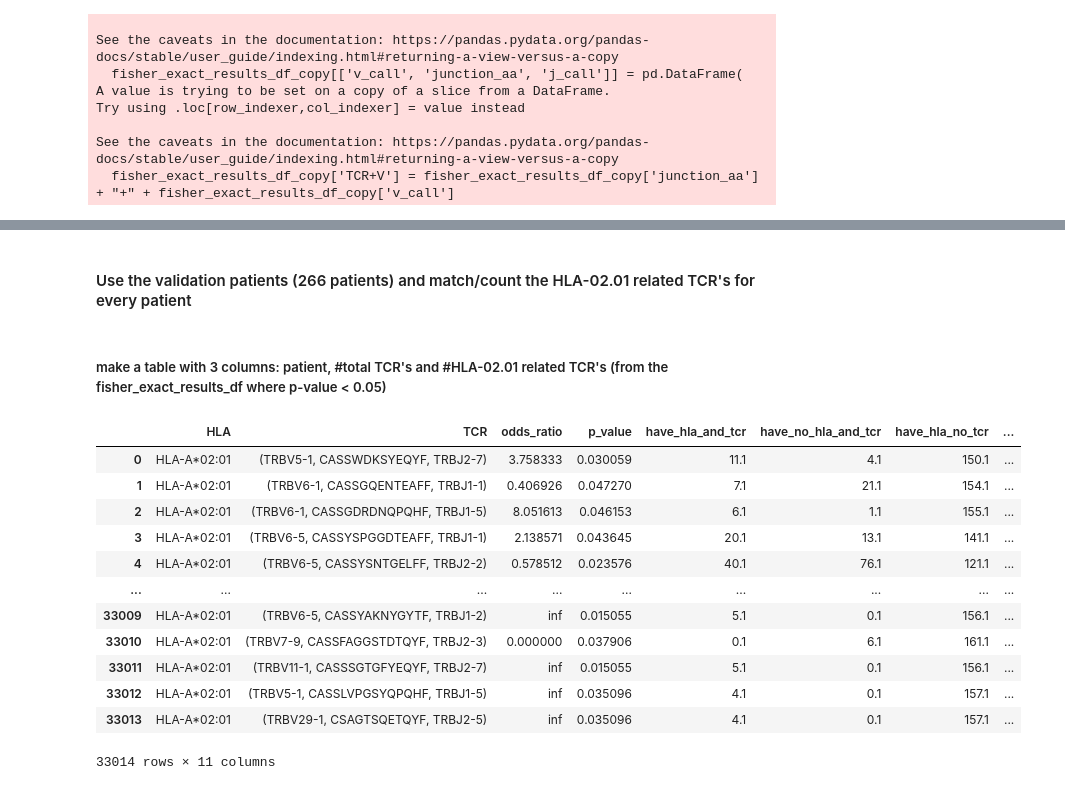
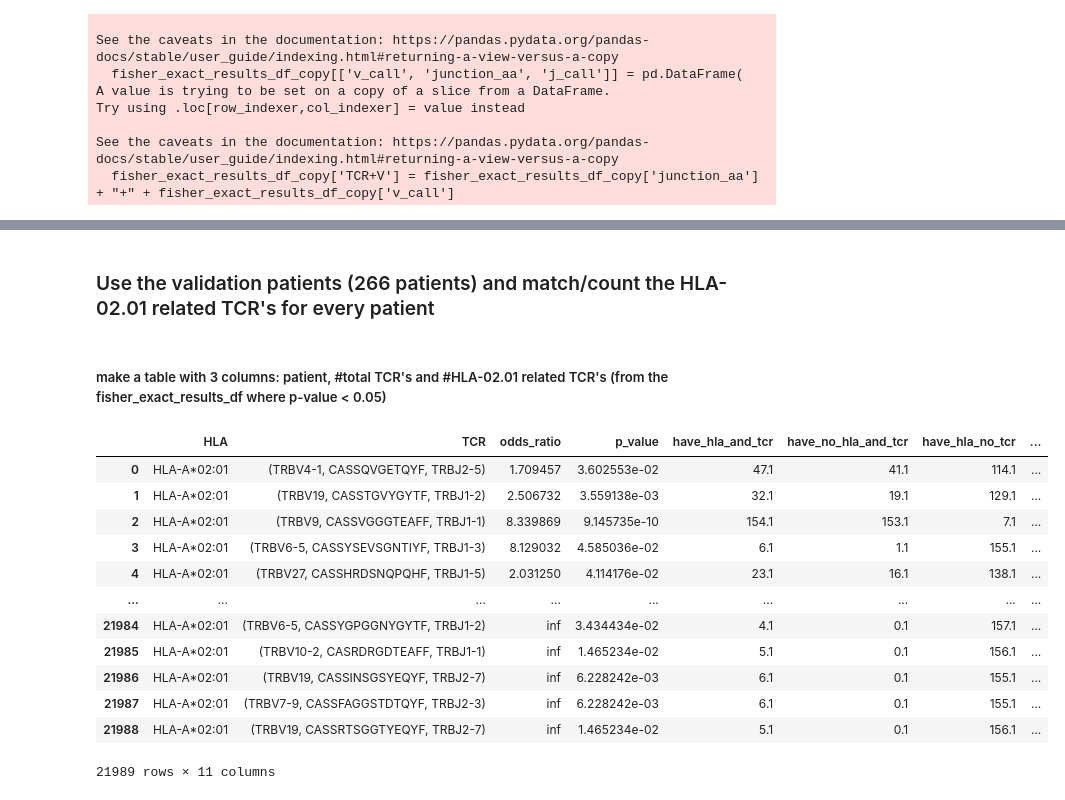
Before and after one commit to saartjeherman/Emerson, a Jupyter notebook: emerson.ipynb, the cells around one changed output, grey strips where cells are left out. Cells and saved outputs as stored; diff of their text form; code cells hidden in the pictures.

```diff
--- a/emerson.ipynb
+++ b/emerson.ipynb
@@ -461,24 +455,24 @@ merged_df.sort_values(by=["p_value"])
 # %% [markdown]
-#### Use the validation patients (266 patients) and match/count the HLA-02.01 related TCR's for every patient
+### Use the validation patients (266 patients) and match/count the HLA-02.01 related TCR's for every patient
 # %% [markdown]
 ##### make a table with 3 columns: patient, #total TCR's and #HLA-02.01 related TCR's (from the fisher_exact_results_df where p-value < 0.05)
 # %%
-related_tcrs = fisher_exact_results_df[fisher_exact_results_df['p_value'] < 0.05].reset_index(drop=True)
+related_tcrs = fisher_exact_results_df[(fisher_exact_results_df['p_value'] < 0.05) & (fisher_exact_results_df['odds_ratio'] > 1)].reset_index(drop=True)
 related_tcrs
 # %% [output]
 |  | HLA | TCR | odds_ratio | p_value | have_hla_and_tcr | have_no_hla_and_tcr | have_hla_no_tcr | ... |
-| 0 | HLA-A*02:01 | (TRBV5-1, CASSWDKSYEQYF, TRBJ2-7) | 3.758333 | 0.030059 | 11.1 | 4.1 | 150.1 | ... |
-| 1 | HLA-A*02:01 | (TRBV6-1, CASSGQENTEAFF, TRBJ1-1) | 0.406926 | 0.047270 | 7.1 | 21.1 | 154.1 | ... |
-| 2 | HLA-A*02:01 | (TRBV6-1, CASSGDRDNQPQHF, TRBJ1-5) | 8.051613 | 0.046153 | 6.1 | 1.1 | 155.1 | ... |
-| 3 | HLA-A*02:01 | (TRBV6-5, CASSYSPGGDTEAFF, TRBJ1-1) | 2.138571 | 0.043645 | 20.1 | 13.1 | 141.1 | ... |
-| 4 | HLA-A*02:01 | (TRBV6-5, CASSYSNTGELFF, TRBJ2-2) | 0.578512 | 0.023576 | 40.1 | 76.1 | 121.1 | ... |
+| 0 | HLA-A*02:01 | (TRBV4-1, CASSQVGETQYF, TRBJ2-5) | 1.709457 | 3.602553e-02 | 47.1 | 41.1 | 114.1 | ... |
+| 1 | HLA-A*02:01 | (TRBV19, CASSTGVYGYTF, TRBJ1-2) | 2.506732 | 3.559138e-03 | 32.1 | 19.1 | 129.1 | ... |
+| 2 | HLA-A*02:01 | (TRBV9, CASSVGGGTEAFF, TRBJ1-1) | 8.339869 | 9.145735e-10 | 154.1 | 153.1 | 7.1 | ... |
+| 3 | HLA-A*02:01 | (TRBV6-5, CASSYSEVSGNTIYF, TRBJ1-3) | 8.129032 | 4.585036e-02 | 6.1 | 1.1 | 155.1 | ... |
+| 4 | HLA-A*02:01 | (TRBV27, CASSHRDSNQPQHF, TRBJ1-5) | 2.031250 | 4.114176e-02 | 23.1 | 16.1 | 138.1 | ... |
 | ... | ... | ... | ... | ... | ... | ... | ... | ... |
-| 33009 | HLA-A*02:01 | (TRBV6-5, CASSYAKNYGYTF, TRBJ1-2) | inf | 0.015055 | 5.1 | 0.1 | 156.1 | ... |
-| 33010 | HLA-A*02:01 | (TRBV7-9, CASSFAGGSTDTQYF, TRBJ2-3) | 0.000000 | 0.037906 | 0.1 | 6.1 | 161.1 | ... |
-| 33011 | HLA-A*02:01 | (TRBV11-1, CASSSGTGFYEQYF, TRBJ2-7) | inf | 0.015055 | 5.1 | 0.1 | 156.1 | ... |
-| 33012 | HLA-A*02:01 | (TRBV5-1, CASSLVPGSYQPQHF, TRBJ1-5) | inf | 0.035096 | 4.1 | 0.1 | 157.1 | ... |
-| 33013 | HLA-A*02:01 | (TRBV29-1, CSAGTSQETQYF, TRBJ2-5) | inf | 0.035096 | 4.1 | 0.1 | 157.1 | ... |
+| 21984 | HLA-A*02:01 | (TRBV6-5, CASSYGPGGNYGYTF, TRBJ1-2) | inf | 3.434434e-02 | 4.1 | 0.1 | 157.1 | ... |
+| 21985 | HLA-A*02:01 | (TRBV10-2, CASRDRGDTEAFF, TRBJ1-1) | inf | 1.465234e-02 | 5.1 | 0.1 | 156.1 | ... |
+| 21986 | HLA-A*02:01 | (TRBV19, CASSINSGSYEQYF, TRBJ2-7) | inf | 6.228242e-03 | 6.1 | 0.1 | 155.1 | ... |
+| 21987 | HLA-A*02:01 | (TRBV7-9, CASSFAGGSTDTQYF, TRBJ2-3) | inf | 6.228242e-03 | 6.1 | 0.1 | 155.1 | ... |
+| 21988 | HLA-A*02:01 | (TRBV19, CASSRTSGGTYEQYF, TRBJ2-7) | inf | 1.465234e-02 | 5.1 | 0.1 | 156.1 | ... |
-33014 rows × 11 columns
+21989 rows × 11 columns
 # %%
 files_path = path + '\\data\\HLA_emerson_2017'
 
```
Also changed, not shown: parts of 33 cells of this notebook.
